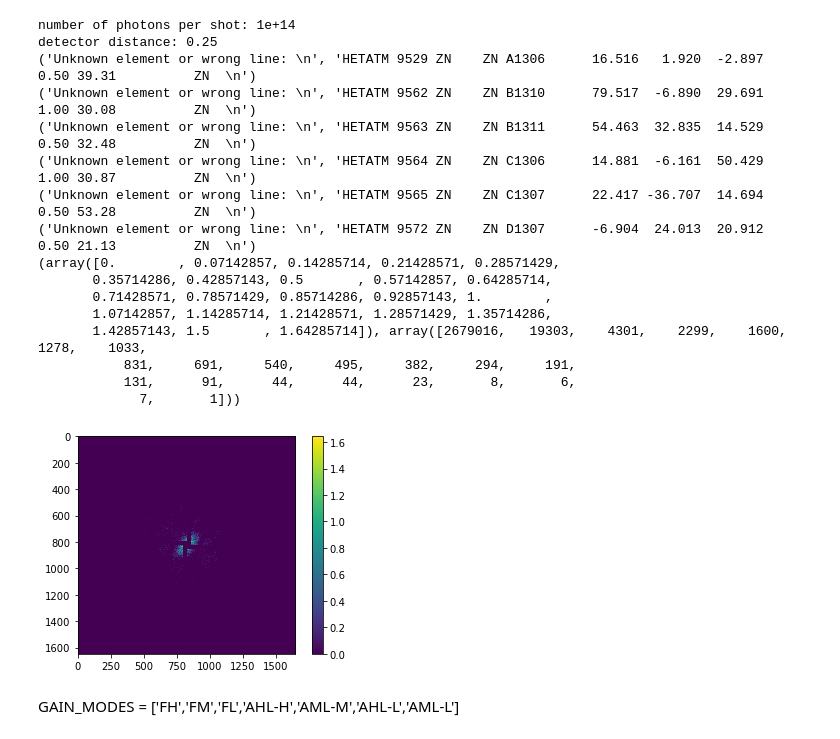
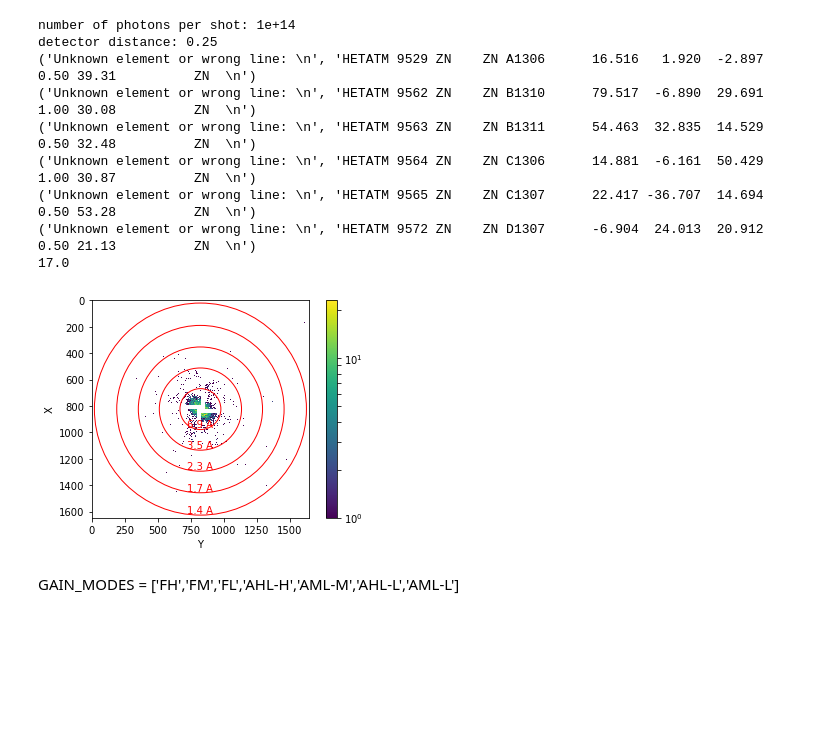
Before and after one commit to irischang020/pysingfel, a Jupyter notebook: examples/scripts/Test-Autoranging-Multipanel.ipynb, the cells around one changed output. Drawn from its saved outputs; the diff is of its cells as text; code cells hidden in the pictures; blank space fills up the shorter version.

```diff
--- a/examples/scripts/Test-Autoranging-Multipanel.ipynb
+++ b/examples/scripts/Test-Autoranging-Multipanel.ipynb
@@ -212,49 +228,38 @@ import pysingfel as ps
 import pysingfel.gpu as pg
 from pysingfel.util import asnumpy, xp
 
 beam = ps.Beam(ROOT_DIR+'/input/beam/amo86615.beam')
 beam._n_phot *= 1e2
 print 'number of photons per shot:', beam._n_phot
 
 det = ps.Epix10kDetector(geom=ROOT_DIR+'/input/lcls/xcsx35617/Epix10ka2M::CalibV1/XcsEndstation.0:Epix10ka2M.0/geometry/0-end.data',beam=beam)
 # reset detector distance for desired resolution
 # aim for 5A to 7A resolution
 det.distance *= 0.25
 print 'detector distance:', det.distance
 
 particle = ps.Particle()
 particle.read_pdb(ROOT_DIR+'/input/pdb/2CEX.pdb', ff='WK')
 
 experiment = ps.SPIExperiment(det, beam, particle)
 adu = experiment.generate_image_stack()
-result = np.where(adu == np.amax(adu))
-adu = adu/result[0]
+
+print adu[10][3][381]
 viz = ps.Visualizer(experiment, diffraction_rings="auto", log_scale=True)
 img = experiment.det.assemble_image_stack(adu)
-#viz.imshow(img)
-
-print np.unique(img, return_counts=True)
-plt.imshow(img)
-plt.colorbar()
+viz.imshow(img)
 plt.show()
 # %% [output]
 number of photons per shot: 1e+14
 detector distance: 0.25
 ('Unknown element or wrong line: \n', 'HETATM 9529 ZN    ZN A1306      16.516   1.920  -2.897  0.50 39.31          ZN  \n')
 ('Unknown element or wrong line: \n', 'HETATM 9562 ZN    ZN B1310      79.517  -6.890  29.691  1.00 30.08          ZN  \n')
 ('Unknown element or wrong line: \n', 'HETATM 9563 ZN    ZN B1311      54.463  32.835  14.529  0.50 32.48          ZN  \n')
 ('Unknown element or wrong line: \n', 'HETATM 9564 ZN    ZN C1306      14.881  -6.161  50.429  1.00 30.87          ZN  \n')
 ('Unknown element or wrong line: \n', 'HETATM 9565 ZN    ZN C1307      22.417 -36.707  14.694  0.50 53.28          ZN  \n')
 ('Unknown element or wrong line: \n', 'HETATM 9572 ZN    ZN D1307      -6.904  24.013  20.912  0.50 21.13          ZN  \n')
-(array([0.        , 0.07142857, 0.14285714, 0.21428571, 0.28571429,
-       0.35714286, 0.42857143, 0.5       , 0.57142857, 0.64285714,
-       0.71428571, 0.78571429, 0.85714286, 0.92857143, 1.        ,
-       1.07142857, 1.14285714, 1.21428571, 1.28571429, 1.35714286,
-       1.42857143, 1.5       , 1.64285714]), array([2679016,   19303,    4301,    2299,    1600,    1278,    1033,
-           831,     691,     540,     495,     382,     294,     191,
-           131,      91,      44,      44,      23,       8,       6,
-             7,       1]))
+17.0
-[figure, old version]
+[figure, new version]
 # %% [markdown]
 GAIN_MODES = ['FH','FM','FL','AHL-H','AML-M','AHL-L','AML-L']
 # %%
```
Also changed, not shown: parts of 3 cells of this notebook.
